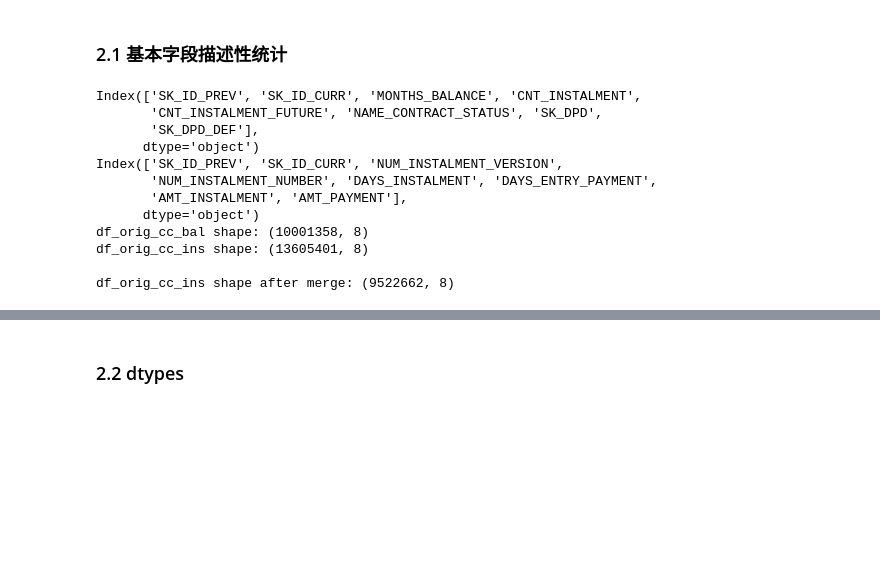
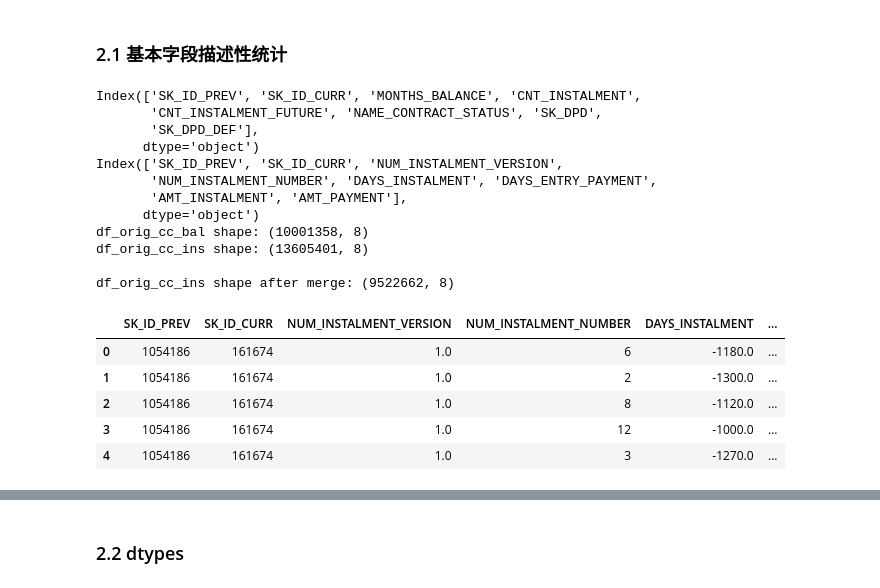
Before and after one commit to FoolPioneers/kaggle, a Jupyter notebook: homecredit/long.li/eda/eda_origindata.ipynb, the cells around one changed output, grey strips where cells are left out. Drawn from its saved outputs; the diff is of its cells as text; code cells hidden in the pictures; blank space fills up the shorter version.

```diff
--- a/homecredit/long.li/eda/eda_origindata.ipynb
+++ b/homecredit/long.li/eda/eda_origindata.ipynb
@@ -374,24 +374,31 @@ df_orig_pos_ins.head()
 # %%
 # prepare data for eda and load description data
 print(df_orig_pos_bal.columns)
 print(df_orig_pos_ins.columns)
 
 print("df_orig_cc_bal shape:", df_orig_pos_bal.shape)
 print("df_orig_cc_ins shape:", df_orig_pos_ins.shape)
 
 df_orig_pos_ins = df_orig_pos_ins.merge(df_orig_pos_bal[["SK_ID_PREV"]].drop_duplicates(keep = 'last')
                                       , how = "inner", on = ["SK_ID_PREV"])
 print("\ndf_orig_cc_ins shape after merge:", df_orig_pos_ins.shape)
+df_orig_pos_ins.head()
 # %% [output]
 Index(['SK_ID_PREV', 'SK_ID_CURR', 'MONTHS_BALANCE', 'CNT_INSTALMENT',
        'CNT_INSTALMENT_FUTURE', 'NAME_CONTRACT_STATUS', 'SK_DPD',
        'SK_DPD_DEF'],
       dtype='object')
 Index(['SK_ID_PREV', 'SK_ID_CURR', 'NUM_INSTALMENT_VERSION',
        'NUM_INSTALMENT_NUMBER', 'DAYS_INSTALMENT', 'DAYS_ENTRY_PAYMENT',
        'AMT_INSTALMENT', 'AMT_PAYMENT'],
       dtype='object')
 df_orig_cc_bal shape: (10001358, 8)
 df_orig_cc_ins shape: (13605401, 8)
 
 df_orig_cc_ins shape after merge: (9522662, 8)
+|  | SK_ID_PREV | SK_ID_CURR | NUM_INSTALMENT_VERSION | NUM_INSTALMENT_NUMBER | DAYS_INSTALMENT | ... |
+| 0 | 1054186 | 161674 | 1.0 | 6 | -1180.0 | ... |
+| 1 | 1054186 | 161674 | 1.0 | 2 | -1300.0 | ... |
+| 2 | 1054186 | 161674 | 1.0 | 8 | -1120.0 | ... |
+| 3 | 1054186 | 161674 | 1.0 | 12 | -1000.0 | ... |
+| 4 | 1054186 | 161674 | 1.0 | 3 | -1270.0 | ... |
```
Also changed, not shown: parts of 2 cells of this notebook.
